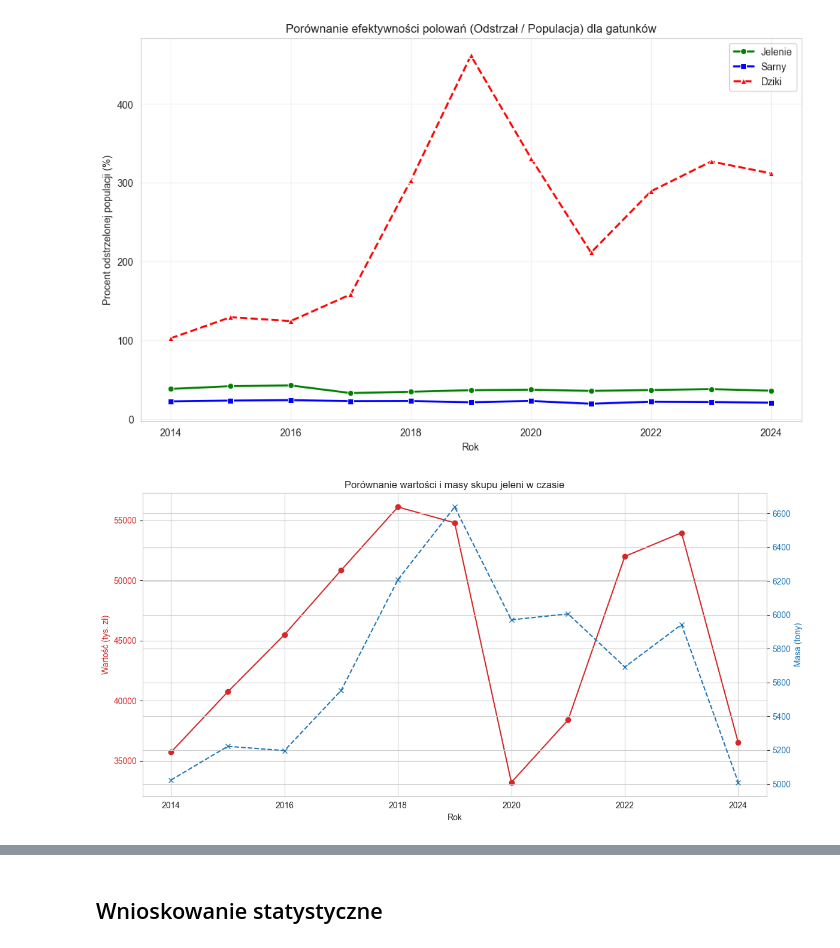
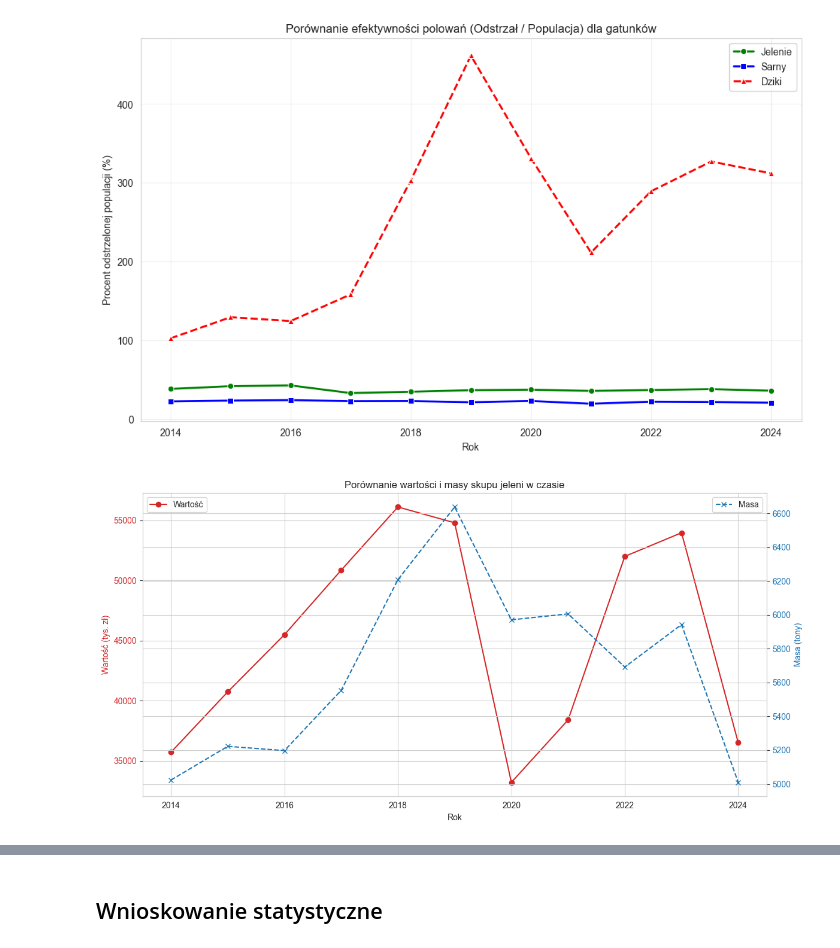
Before and after one commit to edyta02/Analiza-danych-z-R-i-Python---LW, a Jupyter notebook: Projekt.ipynb, the cells around one changed output, grey strips where cells are left out. Drawn from its saved outputs; the diff is of its cells as text; code cells hidden in the pictures.

```diff
--- a/Projekt.ipynb
+++ b/Projekt.ipynb
@@ -1516,22 +1491,24 @@ plt.show()
 # %%
 df_agg_jelen = df_combined.groupby('Year')[['Jelenie (tys zł)', 'Jelenie (tony)']].sum()
 
 fig, ax1 = plt.subplots(figsize=(12, 6))
 
 color = 'tab:red'
 ax1.set_xlabel('Rok')
 ax1.set_ylabel('Wartość (tys. zł)', color=color)
 ax1.plot(df_agg_jelen.index, df_agg_jelen['Jelenie (tys zł)'], color=color, marker='o', label='Wartość')
 ax1.tick_params(axis='y', labelcolor=color)
+ax1.legend(loc='upper left') # Dodano legendę
 
 ax2 = ax1.twinx()  # druga oś Y
 color = 'tab:blue'
 ax2.set_ylabel('Masa (tony)', color=color)
 ax2.plot(df_agg_jelen.index, df_agg_jelen['Jelenie (tony)'], color=color, marker='x', linestyle='--', label='Masa')
 ax2.tick_params(axis='y', labelcolor=color)
+ax2.legend(loc='upper right') # Dodano legendę
 
 plt.title('Porównanie wartości i masy skupu jeleni w czasie')
 fig.tight_layout()
 plt.show()
 # %% [output]
-[figure, old version]
+[figure, new version]
```
Also changed, not shown: parts of 5 cells of this notebook, 6 other files.
